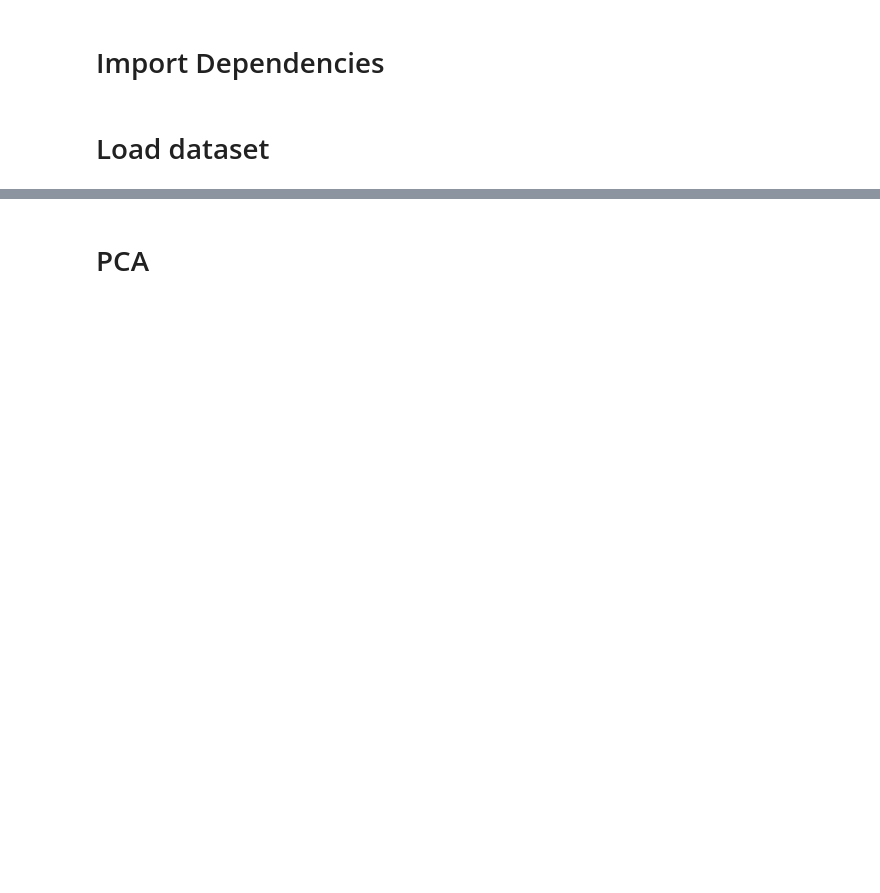
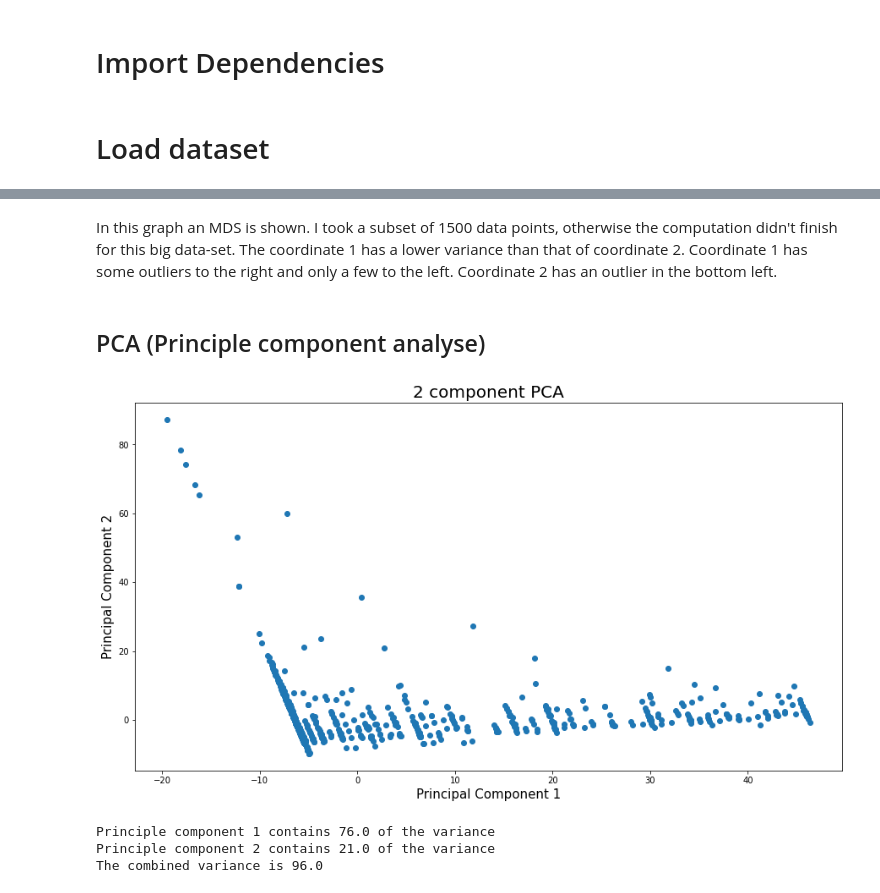
Before and after one commit to FlorianMold/fh-data-science, a Jupyter notebook: ex2/census-income.ipynb, the cells around one changed output, grey strips where cells are left out. Cells and saved outputs as stored; diff of their text form; code cells hidden in the pictures; blank space fills up the shorter version.

```diff
--- a/ex2/census-income.ipynb
+++ b/ex2/census-income.ipynb
@@ -42,2 +122,40 @@ census_income.head(10)
+# %% [markdown]
+In this graph an MDS is shown.
+I took a subset of 1500 data points, otherwise the computation didn't finish for this big data-set. The coordinate 1 has a lower variance than that of coordinate 2. Coordinate 1 has some outliers to the right and only a few to the left. Coordinate 2 has an outlier in the bottom left.
 # %% [markdown]
-# PCA
+## PCA (Principle component analyse)
+# %%
+# https://towardsdatascience.com/pca-using-python-scikit-learn-e653f8989e60
+
+# standardize the dataset’s features
+# cleanedData = StandardScaler().fit_transform(cleanedData)
+
+# Project on two dimensions
+pca = PCA(n_components=2, )
+
+principalComponents = pca.fit_transform(cleanedDataSub)
+principalDf = pd.DataFrame(data=principalComponents, columns=['principal component 1', 'principal component 2'])
+# finalDf = pd.concat([principalDf, filteredCensusCopy[['sex']]], axis = 1)
+principleArray = principalDf.to_numpy()
+
+fig = plt.figure(figsize = (15,8))
+plt.scatter(principleArray[:,0], principleArray[:,1])
+plt.xlabel('Principal Component 1', fontsize = 15)
+plt.ylabel('Principal Component 2', fontsize = 15)
+plt.title('2 component PCA', fontsize = 20)
+plt.show()
+
+# Explain variance
+
+pcaVariance = pca.explained_variance_ratio_
+pc1Variance = round(pcaVariance[0], 3)
+pc2Variance = round(pcaVariance[1], 3)
+
+print('Principle component 1 contains', round(pc1Variance, 2) * 100, 'of the variance')
+print('Principle component 2 contains', round(pc2Variance, 2) * 100, 'of the variance')
+print('The combined variance is', round(pc1Variance + pc2Variance, 2) * 100)
+# %% [output]
+[figure, added]
+Principle component 1 contains 76.0 of the variance
+Principle component 2 contains 21.0 of the variance
+The combined variance is 96.0
```
Also changed, not shown: parts of 17 cells of this notebook, 3 other files.
